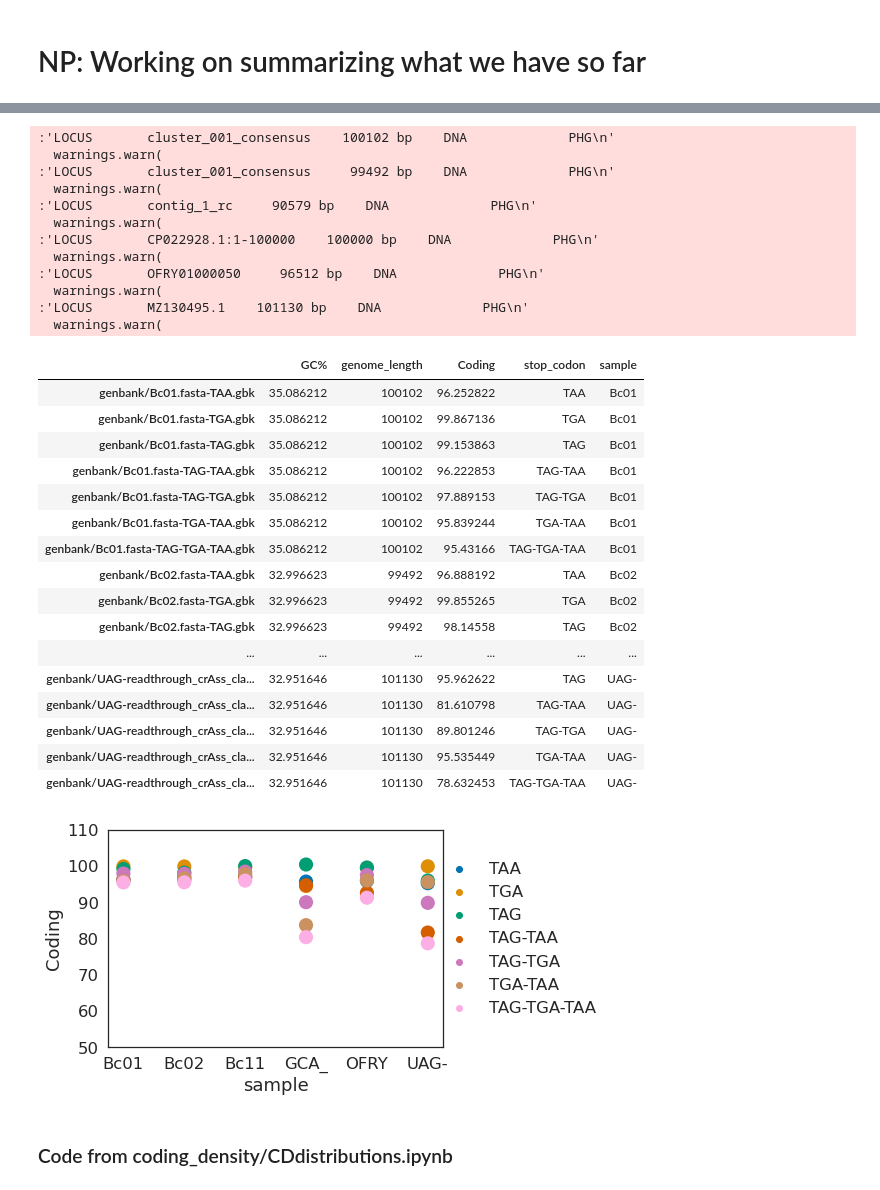
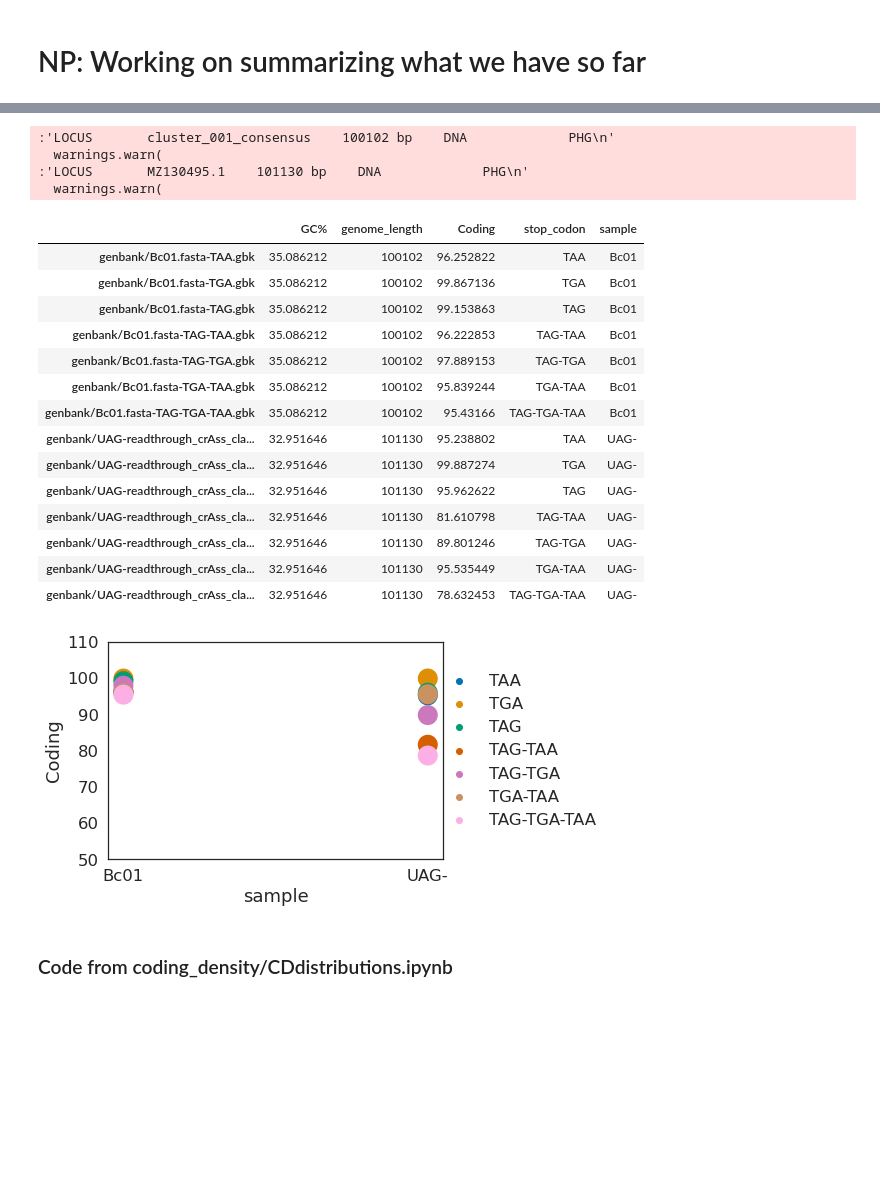
Before and after one commit to susiegriggo/Phicore, a Jupyter notebook: genomes.ipynb, the cells around one changed output, grey strips where cells are left out. Drawn from its saved outputs; the diff is of its cells as text; code cells hidden in the pictures; blank space fills up the shorter version.

```diff
--- a/genomes.ipynb
+++ b/genomes.ipynb
@@ -40,7 +40,11 @@ stats['']=['GC%', 'genome_length', 'Coding']
 for item in (os.listdir('test-data')):
     if (item == "README.md"):
         continue
-    else:
+    elif (item == "Bc01.fasta"):
+        fipath="genbank/"+item+"-TAG-TGA-TAA.gbk"
+        stats_item=basic_stats(fipath)
+        stats[item]=stats_item
+    elif (item == "UAG-readthrough_crAss_clade_sp._strain_cr150_1.fasta"):
         fipath="genbank/"+item+"-TAG-TGA-TAA.gbk"
         stats_item=basic_stats(fipath)
         stats[item]=stats_item
@@ -66,46 +74,43 @@ sns.scatterplot(x=x, y="Coding", data=stats_new)
 stop_codon=['TAA', 'TGA', 'TAG', 'TAG-TAA', 'TAG-TGA', 'TGA-TAA', 'TAG-TGA-TAA']
 stats=defaultdict()
 stats['']=['GC%', 'genome_length', 'Coding', 'stop_codon', 'sample']
 for item in (os.listdir('test-data')):
     if (item == "README.md"):
         continue
-    else:
+    elif (item == "Bc01.fasta"):
+        for stop in stop_codon:
+            fipath="genbank/"+item+"-"+stop+".gbk"
+            stats_item=list(basic_stats(fipath))
+            stats_item.append(stop)
+            stats_item.append(item[0:4])
+            stats[fipath]=stats_item
+    elif (item == "UAG-readthrough_crAss_clade_sp._strain_cr150_1.fasta"):
         for stop in stop_codon:
             fipath="genbank/"+item+"-"+stop+".gbk"
             stats_item=list(basic_stats(fipath))
             stats_item.append(stop)
             stats_item.append(item[0:4])
             stats[fipath]=stats_item
 
 stats_new=pd.DataFrame.from_dict(stats).transpose()
 stats_new.columns = stats_new.iloc[0]
 stats_new= stats_new[1:]
 stats_new
 # %% [output]
 :'LOCUS       cluster_001_consensus    100102 bp    DNA             PHG\n'
-  warnings.warn(
-:'LOCUS       cluster_001_consensus     99492 bp    DNA             PHG\n'
-  warnings.warn(
-:'LOCUS       contig_1_rc     90579 bp    DNA             PHG\n'
-  warnings.warn(
-:'LOCUS       CP022928.1:1-100000    100000 bp    DNA             PHG\n'
-  warnings.warn(
-:'LOCUS       OFRY01000050     96512 bp    DNA             PHG\n'
   warnings.warn(
 :'LOCUS       MZ130495.1    101130 bp    DNA             PHG\n'
   warnings.warn(
 |  | GC% | genome_length | Coding | stop_codon | sample |
 | genbank/Bc01.fasta-TAA.gbk | 35.086212 | 100102 | 96.252822 | TAA | Bc01 |
 | genbank/Bc01.fasta-TGA.gbk | 35.086212 | 100102 | 99.867136 | TGA | Bc01 |
 | genbank/Bc01.fasta-TAG.gbk | 35.086212 | 100102 | 99.153863 | TAG | Bc01 |
 | genbank/Bc01.fasta-TAG-TAA.gbk | 35.086212 | 100102 | 96.222853 | TAG-TAA | Bc01 |
 | genbank/Bc01.fasta-TAG-TGA.gbk | 35.086212 | 100102 | 97.889153 | TAG-TGA | Bc01 |
 | genbank/Bc01.fasta-TGA-TAA.gbk | 35.086212 | 100102 | 95.839244 | TGA-TAA | Bc01 |
 | genbank/Bc01.fasta-TAG-TGA-TAA.gbk | 35.086212 | 100102 | 95.43166 | TAG-TGA-TAA | Bc01 |
-| genbank/Bc02.fasta-TAA.gbk | 32.996623 | 99492 | 96.888192 | TAA | Bc02 |
-| genbank/Bc02.fasta-TGA.gbk | 32.996623 | 99492 | 99.855265 | TGA | Bc02 |
-| genbank/Bc02.fasta-TAG.gbk | 32.996623 | 99492 | 98.14558 | TAG | Bc02 |
-| ... | ... | ... | ... | ... | ... |
+| genbank/UAG-readthrough_crAss_cla... | 32.951646 | 101130 | 95.238802 | TAA | UAG- |
+| genbank/UAG-readthrough_crAss_cla... | 32.951646 | 101130 | 99.887274 | TGA | UAG- |
 | genbank/UAG-readthrough_crAss_cla... | 32.951646 | 101130 | 95.962622 | TAG | UAG- |
 | genbank/UAG-readthrough_crAss_cla... | 32.951646 | 101130 | 81.610798 | TAG-TAA | UAG- |
 | genbank/UAG-readthrough_crAss_cla... | 32.951646 | 101130 | 89.801246 | TAG-TGA | UAG- |
@@ -116,7 +121,7 @@ sns.set_theme(font_scale=1.5)
 sns.set_style("white")
 
 ax=sns.scatterplot(x="sample", y="Coding", hue="stop_codon", data=stats_new,
-                palette="colorblind",linewidth=0, alpha=1, s=200)
+                palette="colorblind",linewidth=0, alpha=1, s=400)
 sns.move_legend(
     ax, "right",
     bbox_to_anchor=(1.5, 0.5), title=None, frameon=False,
@@ -124,6 +129,6 @@ sns.move_legend(
 ax.set_ylim(50,110)
 plt.savefig('images/overview.png')
 # %% [output]
-[figure, old version]
+[figure, new version]
 # %% [markdown]
 ### Code from coding_density/CDdistributions.ipynb
```
Also changed, not shown: parts of 11 cells of this notebook, 9 other files.
